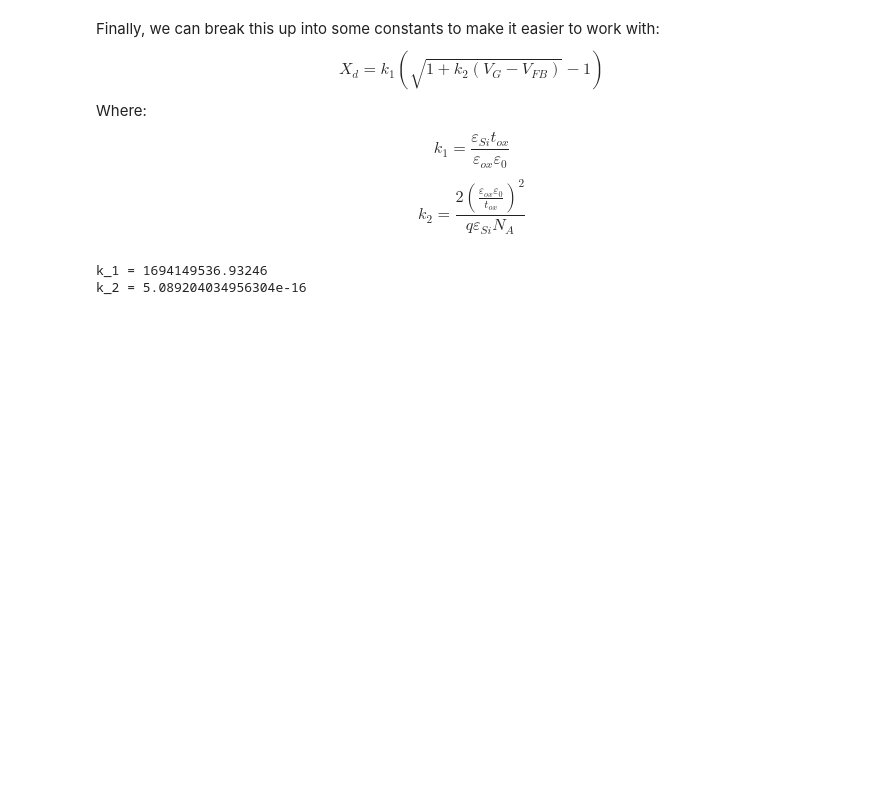
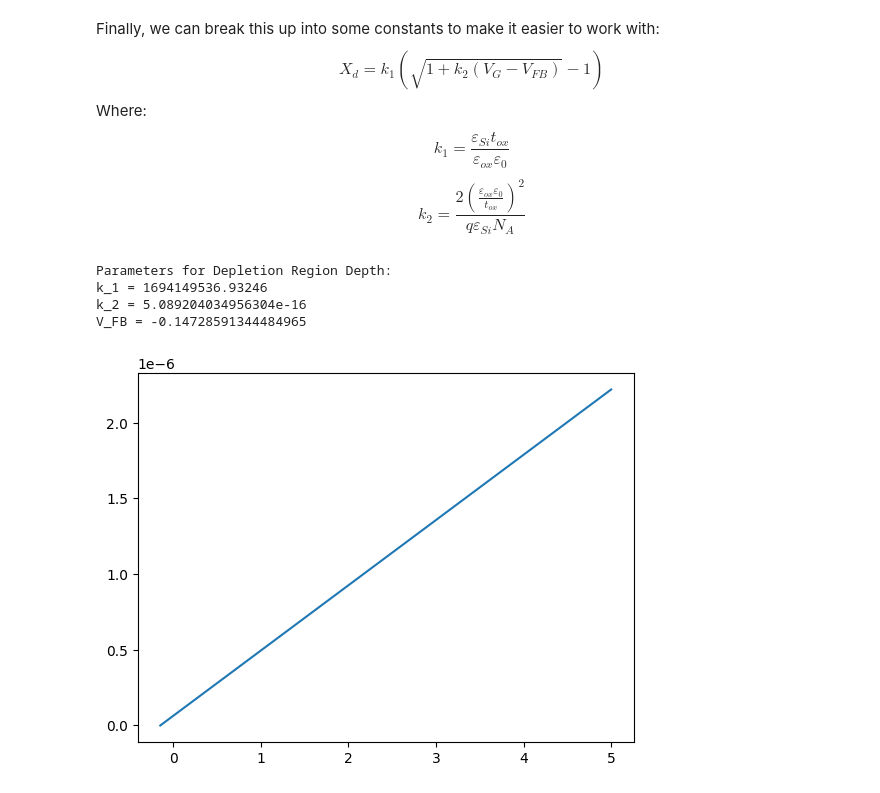
Before and after one commit to LostBitset/mosfet-bad-apple, a Jupyter notebook: Notebook.ipynb, the cells around one changed output. Drawn from its saved outputs; the diff is of its cells as text; code cells hidden in the pictures; blank space fills up the shorter version.

```diff
--- a/Notebook.ipynb
+++ b/Notebook.ipynb
@@ -212,10 +227,33 @@ Where:
 $$k_1 = \frac{\varepsilon_{Si} t_{ox}}{\varepsilon_{ox} \varepsilon_0}$$
 $$k_2 = \frac{2(\frac{\varepsilon_{ox} \varepsilon_0}{t_{ox}})^2}{q \varepsilon_{Si} N_A}$$
 # %%
-k_1 = (e_si * t_ox) / (e_ox * e_0)
-k_2 = (2 * (((e_ox * e_0) / t_ox) ** 2)) / (e * e_si * N_A)
+C_ox = (e_ox * e_0) / t_ox
+k_1 = e_si / C_ox
+k_2 = (2 * (C_ox ** 2)) / (e * e_si * N_A)
+print("Parameters for Depletion Region Depth:")
 print("k_1 = " + repr(k_1))
 print("k_2 = " + repr(k_2))
+print("V_FB = " + repr(V_FB))
 # %% [output]
+Parameters for Depletion Region Depth:
 k_1 = 1694149536.93246
 k_2 = 5.089204034956304e-16
+V_FB = -0.14728591344484965
+# %%
+from mpmath import mpf
+import mpmath
+mpmath.mp.dps = 50
+def xd_from_vg(V_G):
+    insqrt = mpf(1) + (mpf(k_2) * mpf(V_G - V_FB))
+    sqrtexpr = mpf.sqrt(insqrt)
+    X_d = mpf(k_1) * (sqrtexpr - mpf(1))
+    return float(X_d)
+# %%
+def show_xd_forward():
+    X = np.linspace(V_FB, 5.0, 100)
+    Y = np.vectorize(xd_from_vg)(X)
+    plt.plot(X, Y)
+    plt.show()
+show_xd_forward()
+# %% [output]
+[figure, added]
```
Also changed, not shown: parts of 2 cells of this notebook.
